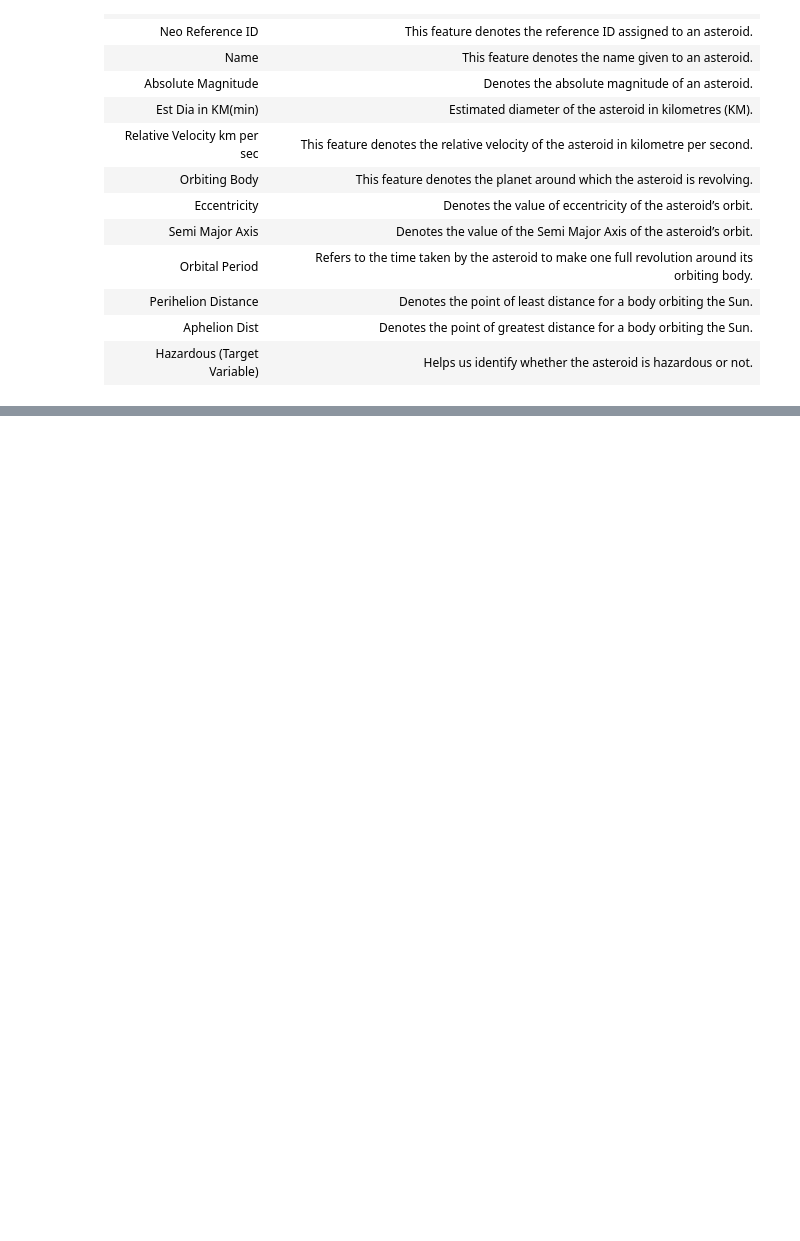
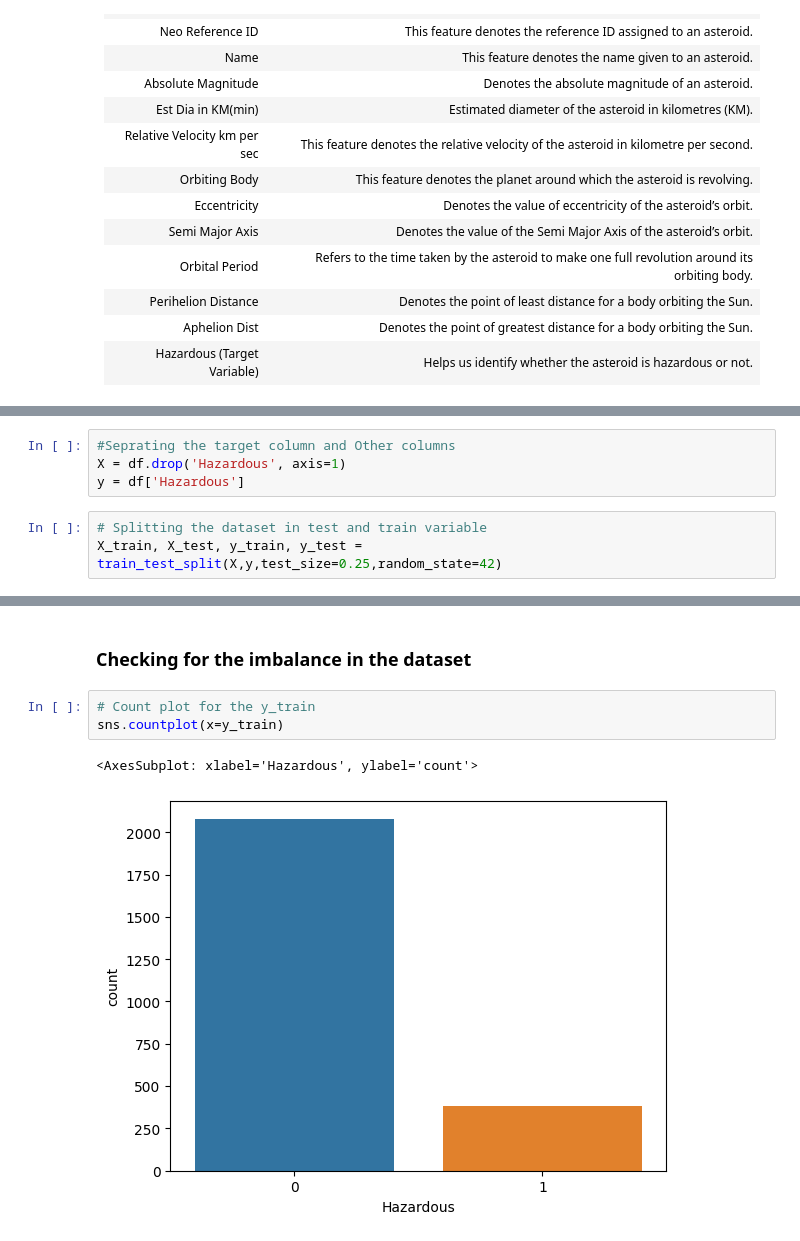
Before and after one commit to pranshuchaurasia/Machine-Learning-Algorithms, a Jupyter notebook: Supervised Algorithms/Classification/Meteorite Threat Identification/ Meteorite Threat Identification.ipynb, the cells around one changed output, grey strips where cells are left out. Drawn from its saved outputs; the diff is of its cells as text; blank space fills up the shorter version.

```diff
--- a/Supervised Algorithms/Classification/Meteorite Threat Identification/ Meteorite Threat Identification.ipynb
+++ b/Supervised Algorithms/Classification/Meteorite Threat Identification/ Meteorite Threat Identification.ipynb
@@ -106,0 +205,7 @@ df.sample(10)
+# %%
+#Seprating the target column and Other columns
+X = df.drop('Hazardous', axis=1)
+y = df['Hazardous']
+# %%
+# Splitting the dataset in test and train variable
+X_train, X_test, y_train, y_test = train_test_split(X,y,test_size=0.25,random_state=42)
@@ -106,0 +250,8 @@ df.sample(10)
+# %% [markdown]
+### Checking for the imbalance in the dataset
+# %%
+# Count plot for the y_train
+sns.countplot(x=y_train)
+# %% [output]
+<AxesSubplot: xlabel='Hazardous', ylabel='count'>
+[figure, added]
```
Also changed, not shown: parts of 34 cells of this notebook.
